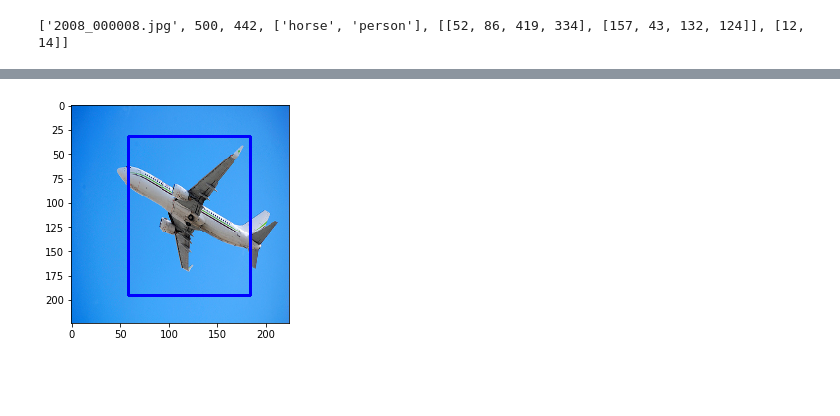
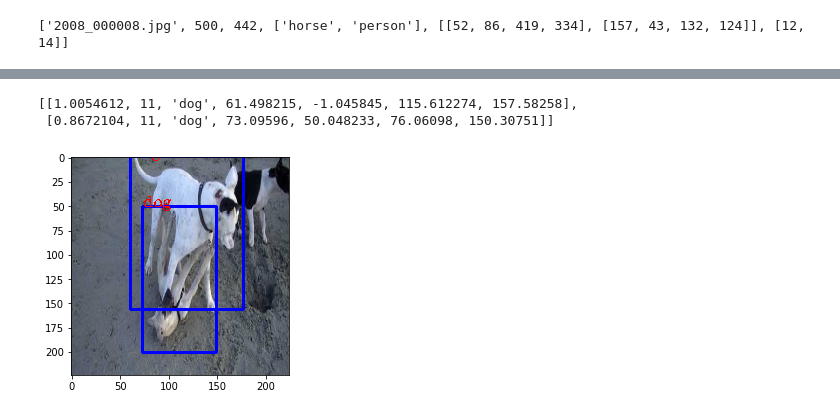
Before and after one commit to MrParosk/ml_playground, a Jupyter notebook: computer_vision/object_detection/yolo_v1.ipynb, the cells around one changed output, grey strips where cells are left out. Drawn from its saved outputs; the diff is of its cells as text; code cells hidden in the pictures; blank space fills up the shorter version.

```diff
--- a/computer_vision/object_detection/yolo_v1.ipynb
+++ b/computer_vision/object_detection/yolo_v1.ipynb
@@ -194,35 +239,6 @@ device = "cuda"
 model = Model()
 model = model.to(device)
 model.change_freezing(False)
-# %%
-class PascalData(Dataset):
-    def __init__(self, data_list, y, lambda_indicator, target_size=target_size, path=path):
-        self.target_size = target_size
-        self.path = path
-
-        self.lambda_indicator = torch.from_numpy(lambda_indicator).float().to(device)
-
-        self.y = torch.from_numpy(y).float().to(device)
-        self.file_list = [i[0] for i in data_list]
-
-        self.mean = np.array([0.485, 0.456, 0.406]).reshape((1,1,3))
-        self.std = np.array([0.229, 0.224, 0.225]).reshape((1,1,3))
-
-    def __len__(self):
-        return len(self.file_list)
-
-    def __getitem__(self, idx):
-        img_str = self.path + self.file_list[idx]
-
-        img = cv2.imread(img_str, cv2.IMREAD_UNCHANGED)
-        img = cv2.cvtColor(img, cv2.COLOR_BGR2RGB)
-        img = cv2.resize(img, (self.target_size, self.target_size))
-
-        img = img / 255.0
-        img = (img - self.mean) / self.std
-        img = img.transpose((2, 0, 1))
-        img = torch.from_numpy(img).float().to(device)
-        return (img, self.y[idx,:], self.lambda_indicator[idx, :, :, :])
 # %%
 lambda_coord = 5
 lambda_noobj = 0.5
@@ -261,9 +277,8 @@ def loss(y, y_hat, indicator):
 
     return torch.sum(indicator * ((y - y_hat)*(y - y_hat)))
 # %%
-seed = 42
 n_epochs = 10
-lr = 1e-5
+lr = 2e-5
 wd = 0.0005
 # %%
 optimizer = optim.Adam(filter(lambda p: p.requires_grad, model.parameters()), lr=lr, weight_decay=wd)
@@ -297,5 +312,5 @@ for epoch in range(0, n_epochs):
 # %%
-index = 5
+index = 2
 (x_i, _, _) = dataset[index]
 
 y_hat = model(x_i.reshape(1, 3, target_size, target_size))
@@ -318,11 +333,11 @@ for i in range(S):
             else:
                 found_object = True
 
-            box_width = y_hat[:, i, j, 21 + 5*b]*target_size
-            box_height = y_hat[:, i, j, 22 + 5*b]*target_size
+            box_width = y_hat[:, i, j, 23 + 5*b]*target_size
+            box_height = y_hat[:, i, j, 24 + 5*b]*target_size
 
-            bx = i*grid_size + y_hat[:, i, j, 23 + 5*b]*grid_size - box_width/2
-            by = j*grid_size + y_hat[:, i, j, 24 + 5*b]*grid_size - box_height/2
+            bx = i*grid_size + y_hat[:, i, j, 21 + 5*b]*grid_size - box_width/2
+            by = j*grid_size + y_hat[:, i, j, 22 + 5*b]*grid_size - box_height/2
 
             output_bb.append([pc[0], bx[0], by[0], box_width[0], box_height[0]])
 
@@ -394,13 +409,20 @@ def non_max_suppression(output_bb):
     return filtered_bb
 # %%
 filtered_bb = non_max_suppression(output_bb)
+# %%
+filtered_bb
+# %% [output]
+[[1.0054612, 11, 'dog', 61.498215, -1.045845, 115.612274, 157.58258],
+ [0.8672104, 11, 'dog', 73.09596, 50.048233, 76.06098, 150.30751]]
 # %%
 img_file = dataset.file_list[index]
 img_str = path + img_file
 
 img = read_img(img_str, target_size)
 img = draw_boxes(img, [bb[3:] for bb in filtered_bb])
+img = draw_text(img, [bb[2] for bb in filtered_bb], [bb[3:] for bb in filtered_bb])
+
 plt.imshow(img)
 plt.show()
 # %% [output]
-[figure, old version]
+[figure, new version]
```
Also changed, not shown: parts of 11 cells of this notebook.
